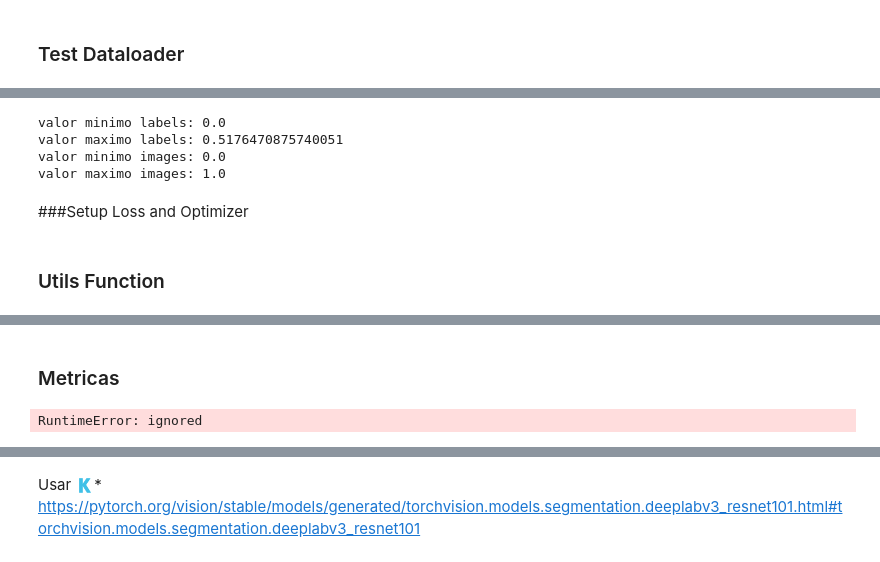
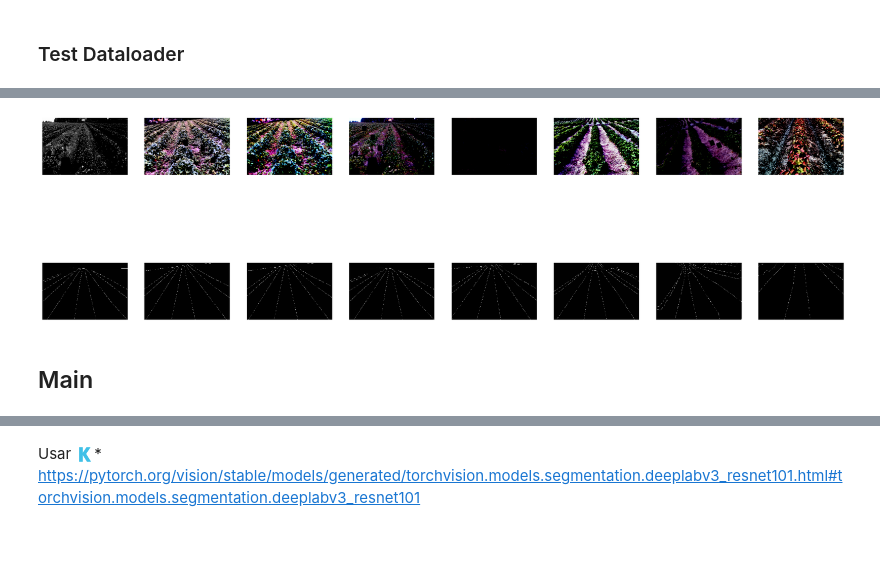
Before and after one commit to gusanagy/DeepLabV3, a Jupyter notebook: DeeplabV3+_Autoceres.ipynb, the cells around one changed output, grey strips where cells are left out. Drawn from its saved outputs; the diff is of its cells as text; code cells hidden in the pictures.

```diff
--- a/DeeplabV3+_Autoceres.ipynb
+++ b/DeeplabV3+_Autoceres.ipynb
@@ -325,11 +317,10 @@ print(f"""
 ### Classe Custom Dataset
 # %%
 class AgroDataset(Dataset):
-    def __init__(self, img_dir_x, img_dir_y, transform=None, transform_2=None):
+    def __init__(self, img_dir_x, img_dir_y, transform=None):
         self.img_dir_x = img_dir_x
         self.img_dir_y = img_dir_y
         self.train_transform = transform
-        self.train_transform_2 = transform_2
         self.images = os.listdir(img_dir_x)
 
     def __len__(self):
@@ -339,7 +330,7 @@ class AgroDataset(Dataset):
         img_path_x = os.path.join(self.img_dir_x,self.images[idx].replace(".jpg", ".png"))
         img_path_y = os.path.join(self.img_dir_y,self.images[idx].replace(".jpg", ".png"))
         image_x =  np.array(Image.open(img_path_x).convert("RGB"))#Modifique para nao carretgar imagens rgb
-        label_mask_y = np.array(Image.open(img_path_y).convert("L"))
+        label_mask_y = np.array(Image.open(img_path_y).convert("L"), dtype=np.float32)
 
         #label_mask_y = label_mask_y.repeat(3, 1, 1)
         #image_x = read_image(img_path_x)#.numpy().dtype(np.int32)
@@ -353,9 +344,8 @@ class AgroDataset(Dataset):
         #resultado = list(map(convert_to_binary, label_mask_y))
 
         if self.train_transform is not None:
-          image_x = self.train_transform(image_x)
-          label_mask_y = self.train_transform_2(label_mask_y)
-        return image_x, label_mask_y
+          algumentation = self.train_transform(image = image_x, mask = label_mask_y)
+        return algumentation["image"], algumentation["mask"]
     # classmethod
     # def decode_target(cls, mask):
     #     """decode semantic mask to RGB image"""
@@ -571,15 +783,0 @@ KeyError: ignored
-# %%
-#print(formato)
-print(f"""
-valor minimo labels: {np.min(batch_labels[0:2].numpy())}
-valor maximo labels: {np.max(batch_labels[0:2].numpy())}
-valor minimo images: {np.min(batch_images[0:2].numpy())}
-valor maximo images: {np.max(batch_images[0:2].numpy())}
-""")
-# %% [output]
-valor minimo labels: 0.0
-valor maximo labels: 0.5176470875740051
-valor minimo images: 0.0
-valor maximo images: 1.0
-# %% [markdown]
-###Setup Loss and Optimizer
@@ -590,2 +784,29 @@ criterion = nn.CrossEntropyLoss()
-# %% [markdown]
-### Utils Function
+# %%
+def plot_batch_with_masks(dataloader, num_images=4):
+    # Carregando um batch de dados do DataLoader
+    dataiter = iter(dataloader)
+    images, masks = next(dataiter)
+
+    # Definindo transformações para as imagens e máscaras (se necessário)
+    transform = transforms.ToPILImage()
+
+    # Configuração da figura para exibir as imagens
+    plt.figure(figsize=(24, 8))
+
+    for i in range(num_images):
+        plt.subplot(2, num_images, i + 1)
+        image = images[i].numpy().transpose((1, 2, 0))
+        #image = transform(image)  # Se necessário, transforme o tensor de imagem em uma imagem PIL
+        plt.imshow(image, cmap='BrBG')
+        plt.axis('off')
+
+        plt.subplot(2, num_images, i + 1 + num_images)
+        mask = masks[i].numpy()
+        plt.imshow(mask, cmap='gray')
+        plt.axis('off')
+
+    plt.show()
+
+# Exemplo de uso
+plot_batch_with_masks(train_dataloader, num_images=8)
+# %% [output]
@@ -592,2 +821,3 @@ criterion = nn.CrossEntropyLoss()
+[figure, added]
 # %% [markdown]
-### Metricas
+## Main
@@ -696,10 +823,0 @@ def save_predictions_as_imgs(
-# %%
-def test_model():
-    x = torch.rand((3, 3, 255, 255))
-    preds = model(x)['out']
-    print(preds.shape)
-    print(x.shape)
-    #assert preds.shape == x.shape
-test_model()
-# %% [output]
-RuntimeError: ignored
```
Also changed, not shown: parts of 32 cells of this notebook.
